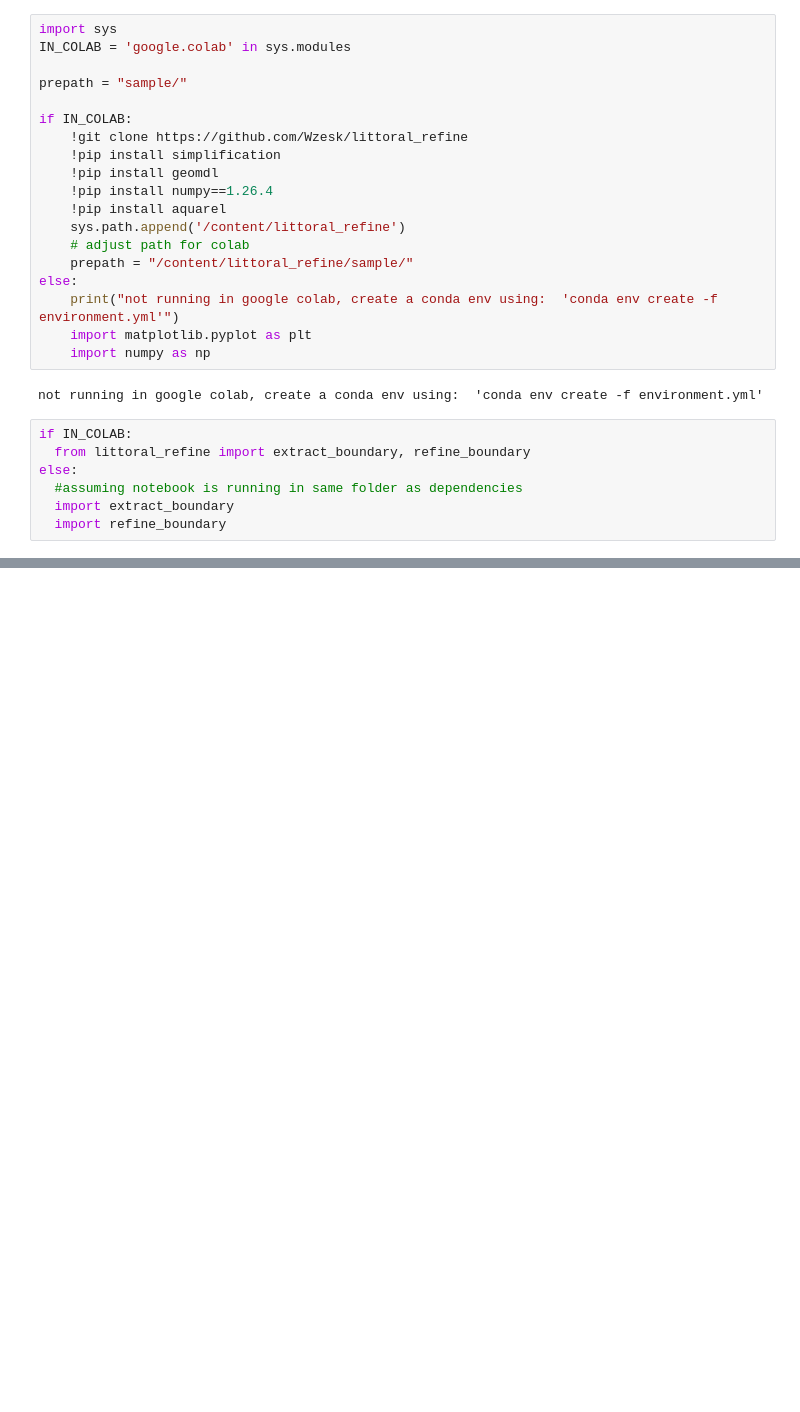
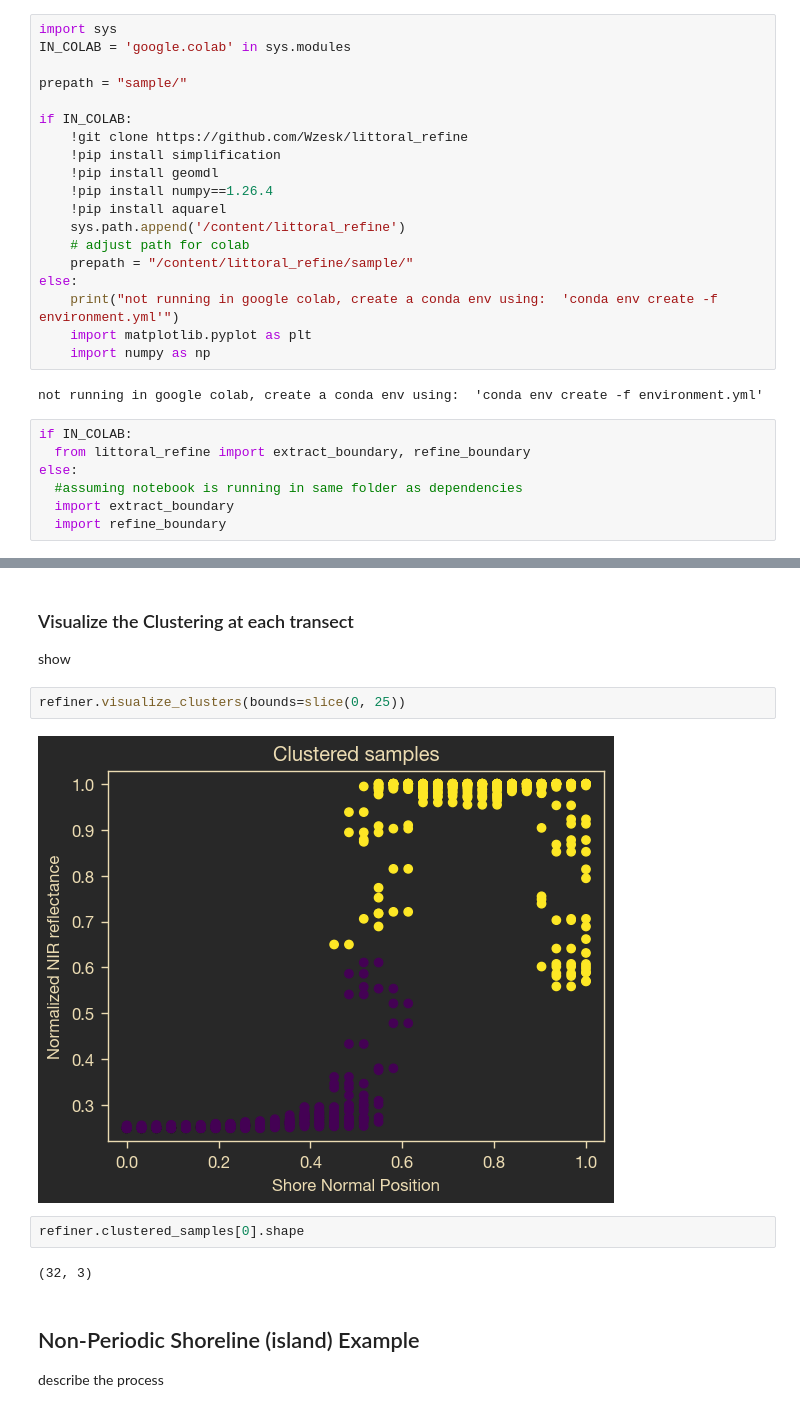
Before and after one commit to Wzesk/coastal_geotools_demo, a Jupyter notebook: sample_shoreline_refinement.ipynb, the cells around one changed output, grey strips where cells are left out. Saved outputs shown, nothing was run; the diff lists cells and outputs as text; blank space fills up the shorter version.

```diff
--- a/sample_shoreline_refinement.ipynb
+++ b/sample_shoreline_refinement.ipynb
@@ -163,0 +85,16 @@ contours_wi, t_wi,lens
+# %% [markdown]
+### Visualize the Clustering at each transect
+
+show
+# %%
+refiner.visualize_clusters(bounds=slice(0, 25))
+# %% [output]
+[figure, added]
+# %%
+refiner.clustered_samples[0].shape
+# %% [output]
+(32, 3)
+# %% [markdown]
+## Non-Periodic Shoreline (island) Example
+
+describe the process
```
Also changed, not shown: parts of 40 cells of this notebook, 9 other files.
